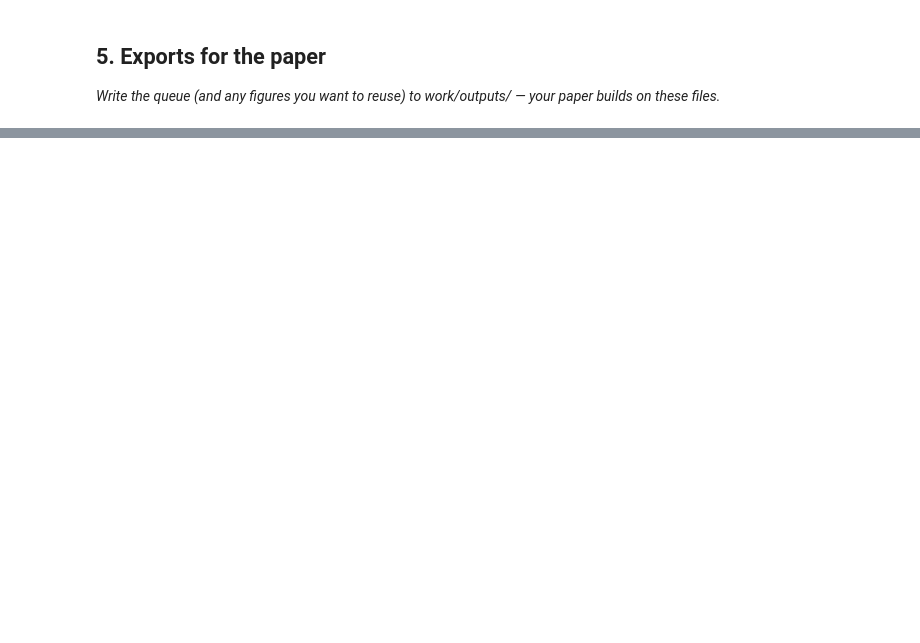
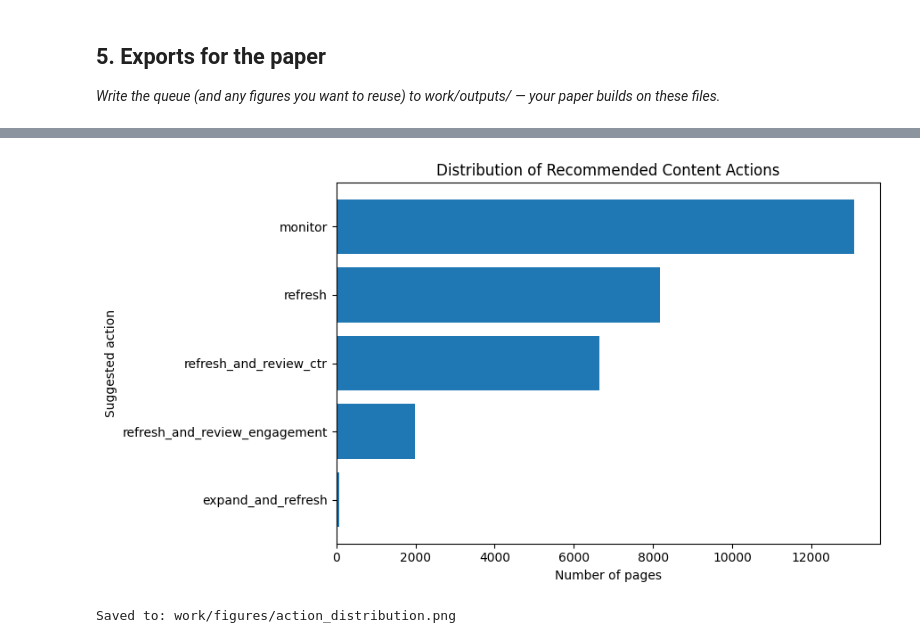
Before and after one commit to Dev-hashh/flyrank-ml-internship-starter, a Jupyter notebook: work/notebooks/w07_action_playbook.ipynb, the cells around one changed output, grey strips where cells are left out. Drawn from its saved outputs; the diff is of its cells as text; code cells hidden in the pictures; blank space fills up the shorter version.

Commit message:
ML-10 Content Action Playbook completed

```diff
--- a/work/notebooks/w07_action_playbook.ipynb
+++ b/work/notebooks/w07_action_playbook.ipynb
@@ -103,3 +799,19 @@ Warning: Total number of columns (28) exceeds max_columns (20) limiting to first
 ## 5. Exports for the paper
 
 *Write the queue (and any figures you want to reuse) to work/outputs/ — your paper builds on these files.*
+# %%
+# ============================================================
+# ML-10: Exports for the Paper
+# ============================================================
+
+from pathlib import Path
+
+# Repository-relative output directories
+outputs_dir = Path("work/outputs")
+figures_dir = Path("work/figures")
+
+outputs_dir.mkdir(parents=True, exist_ok=True)
+figures_dir.mkdir(parents=True, exist_ok=True)
+
+print("Outputs directory:", outputs_dir.resolve())
+print("Figures directory:", figures_dir.resolve())
@@ -105,0 +891,39 @@ Warning: Total number of columns (28) exceeds max_columns (20) limiting to first
+# %%
+# ============================================================
+# Export: Action Distribution Figure
+# ============================================================
+
+import matplotlib.pyplot as plt
+
+plot_data = action_summary_export.sort_values(
+    "page_count",
+    ascending=True
+)
+
+plt.figure(figsize=(9, 5))
+
+plt.barh(
+    plot_data["suggested_action"],
+    plot_data["page_count"]
+)
+
+plt.xlabel("Number of pages")
+plt.ylabel("Suggested action")
+plt.title("Distribution of Recommended Content Actions")
+
+plt.tight_layout()
+
+action_fig_path = figures_dir / "action_distribution.png"
+
+plt.savefig(
+    action_fig_path,
+    dpi=200,
+    bbox_inches="tight"
+)
+
+plt.show()
+
+print(f"Saved to: {action_fig_path}")
+# %% [output]
+[figure, added]
+Saved to: work/figures/action_distribution.png
```
Also changed, not shown: parts of 30 cells of this notebook.
